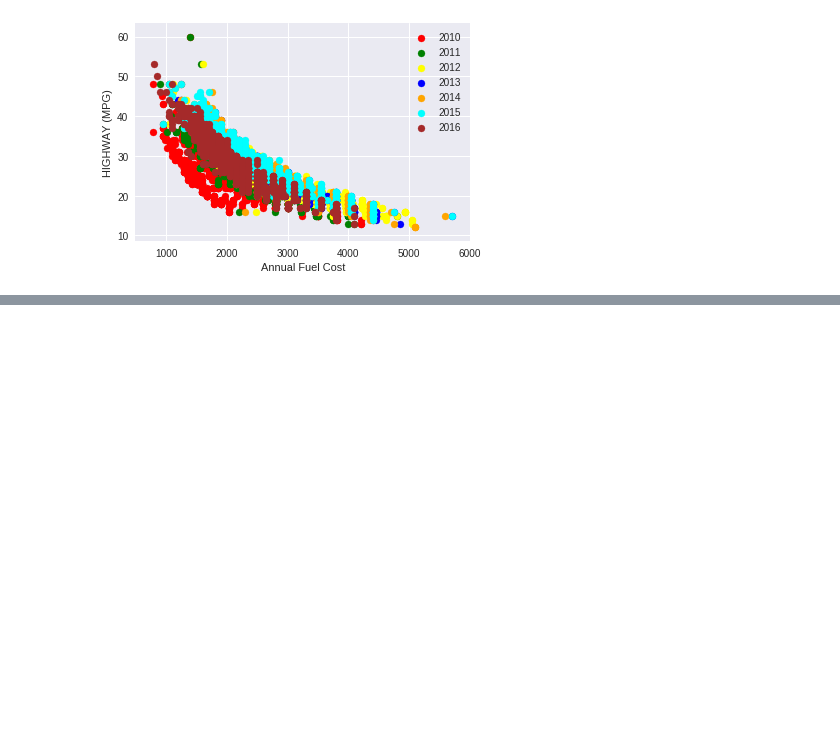
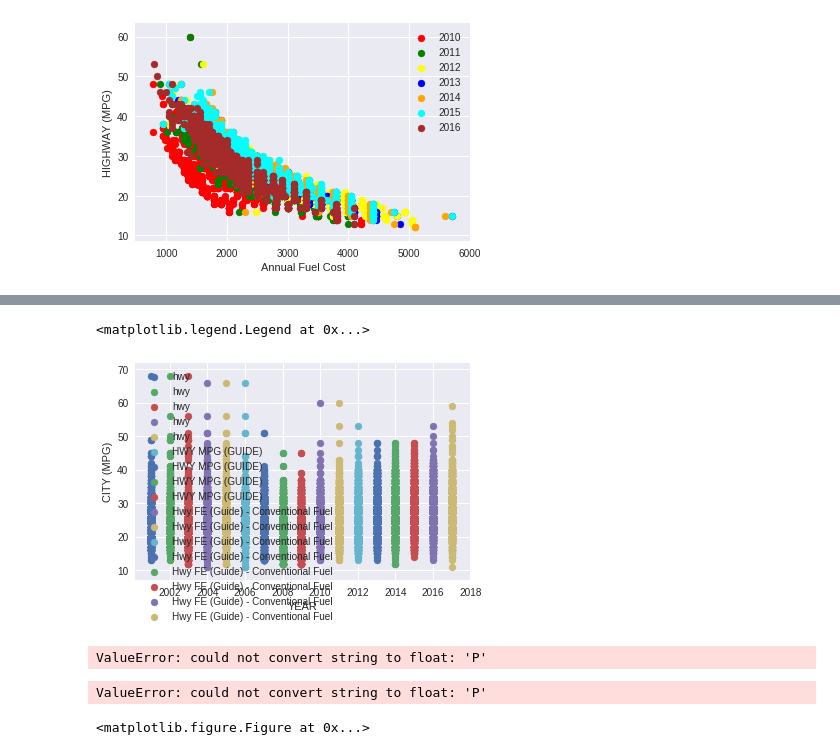
Before and after one commit to chan2017/username.github.io, a Jupyter notebook: FinalProj (2).ipynb, the cells around one changed output, grey strips where cells are left out. Drawn from its saved outputs; the diff is of its cells as text; code cells hidden in the pictures; blank space fills up the shorter version.

```diff
--- a/FinalProj (2).ipynb
+++ b/FinalProj (2).ipynb
@@ -337,0 +330,69 @@ KeyError: 'Cty FE (Guide) - Conventional Fuel'
+# %%
+fig = plt.figure()
+plt.xlabel('YEAR')
+plt.ylabel('CITY (MPG)')
+
+data_arr_2001_2005 = [data_2001, data_2002, data_2003, data_2004, data_2005]
+data_arr_2006_2009 = [data_2006, data_2007, data_2008, data_2009]
+data_arr_2010_2013 = [data_2010, data_2011,data_2012, data_2013]
+data_arr_2014_2017 = [data_2014, data_2015, data_2016, data_2017]
+
+for idx in data_arr_2001_2005:
+    i = idx['year']
+    j = idx['hwy']
+    plt.scatter(i,j)
+
+for idx in data_arr_2006_2009:
+        i = idx['year']
+        j = idx['HWY MPG (GUIDE)']
+        plt.scatter(i,j)
+
+for idx in data_arr_2010_2013:
+    i = idx['year']
+    j = idx['Hwy FE (Guide) - Conventional Fuel']
+    plt.scatter(i,j)
+
+for idx in data_arr_2014_2017:
+    i = idx['year']
+    j = idx['Hwy FE (Guide) - Conventional Fuel']
+    plt.scatter(i,j)
+
+plt.legend()
+# %% [output]
+<matplotlib.legend.Legend at 0x...>
+[figure, added]
+# %%
+fig = plt.figure()
+plt.xlabel('YEAR')
+plt.ylabel('HWY (MPG)')
+
+data_arr_2001_2005 = [data_2001, data_2002, data_2003, data_2004, data_2005]
+data_arr_2006_2009 = [data_2006, data_2007, data_2008, data_2009]
+data_arr_2010_2013 = [data_2010, data_2011,data_2012, data_2013]
+data_arr_2014_2017 = [data_2014, data_2015, data_2016, data_2017]
+
+for idx in data_arr_2001_2005:
+    i = idx['fl']
+    j = idx['hwy']
+    plt.scatter(i,j, color = 'red')
+
+for idx in data_arr_2006_2009:
+        i = idx['year']
+        j = idx['HWY MPG (GUIDE)']
+        plt.scatter(i,j, color = 'blue')
+
+for idx in data_arr_2010_2013:
+    i = idx['year']
+    j = idx['Hwy FE (Guide) - Conventional Fuel']
+    plt.scatter(i,j, color = 'orange')
+
+for idx in data_arr_2014_2017:
+    i = idx['year']
+    j = idx['Hwy FE (Guide) - Conventional Fuel']
+    plt.scatter(i,j, color = 'brown')
+
+plt.legend()
+# %% [output]
+ValueError: could not convert string to float: 'P'
+ValueError: could not convert string to float: 'P'
+<matplotlib.figure.Figure at 0x...>
```
Also changed, not shown: parts of 4 cells of this notebook.
